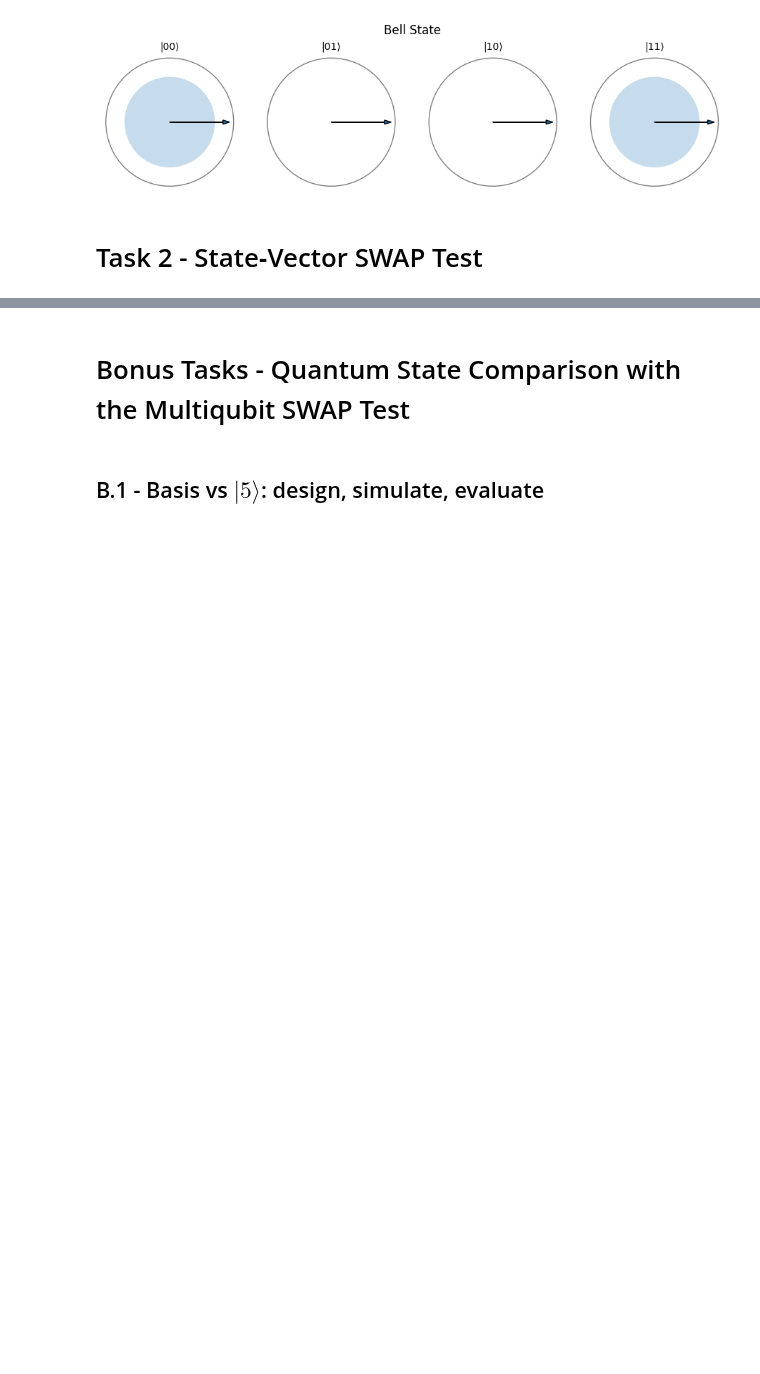
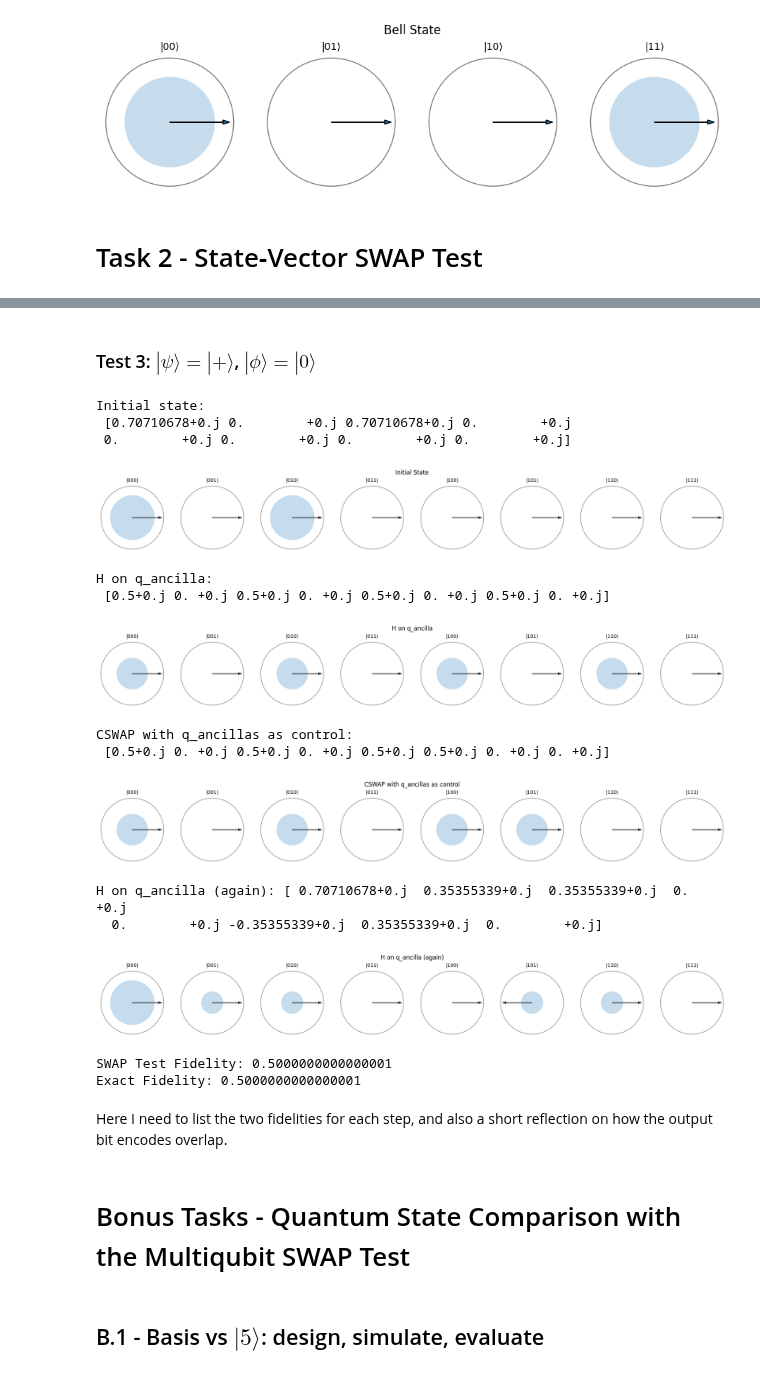
Before and after one commit to ScottMcHaffie/DD2367_Projects, a Jupyter notebook: DD2367_Assignment2.ipynb, the cells around one changed output, grey strips where cells are left out. Cells and saved outputs as stored; diff of their text form; code cells hidden in the pictures; blank space fills up the shorter version.

```diff
--- a/DD2367_Assignment2.ipynb
+++ b/DD2367_Assignment2.ipynb
@@ -198,3 +233,29 @@ Exact Fidelity: 0.012195121951219513
+# %% [markdown]
+### Test 3: $|\psi \rangle = |+ \rangle$, $|\phi \rangle = |0 \rangle$ ###
+# %%
+# initialize phi
+psi = [1/np.sqrt(2), 1/np.sqrt(2)]
+phi = [1, 0]
+
+Task2_automator(psi, phi)
+# %% [output]
+Initial state:
+ [0.70710678+0.j 0.        +0.j 0.70710678+0.j 0.        +0.j
+ 0.        +0.j 0.        +0.j 0.        +0.j 0.        +0.j]
+[figure, added]
+H on q_ancilla:
+ [0.5+0.j 0. +0.j 0.5+0.j 0. +0.j 0.5+0.j 0. +0.j 0.5+0.j 0. +0.j]
+[figure, added]
+CSWAP with q_ancillas as control:
+ [0.5+0.j 0. +0.j 0.5+0.j 0. +0.j 0.5+0.j 0.5+0.j 0. +0.j 0. +0.j]
+[figure, added]
+H on q_ancilla (again): [ 0.70710678+0.j  0.35355339+0.j  0.35355339+0.j  0.        +0.j
+  0.        +0.j -0.35355339+0.j  0.35355339+0.j  0.        +0.j]
+[figure, added]
+SWAP Test Fidelity: 0.5000000000000001
+Exact Fidelity: 0.5000000000000001
+# %% [markdown]
+Here I need to list the two fidelities for each step, and also a short reflection on how the output bit encodes overlap.
 # %% [markdown]
 # Bonus Tasks - Quantum State Comparison with the Multiqubit SWAP Test #
 # %% [markdown]
```
Also changed, not shown: parts of 6 cells of this notebook.
